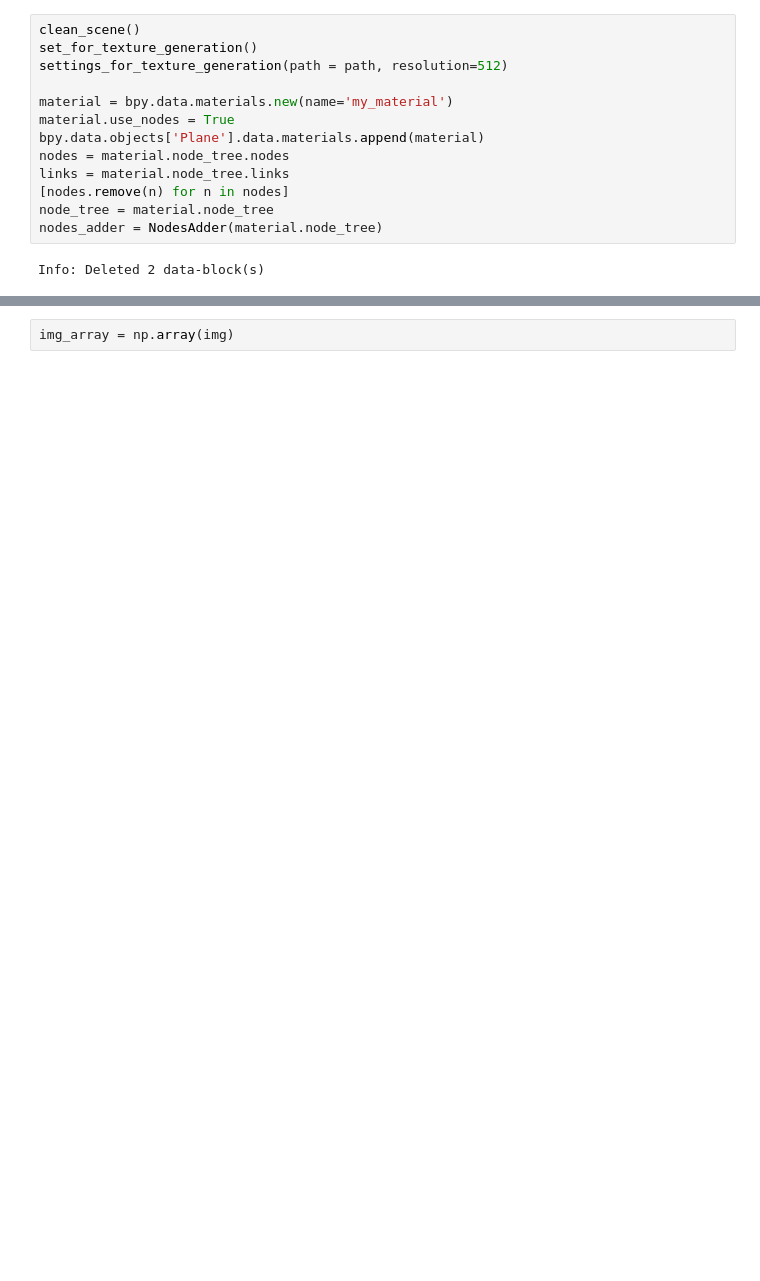
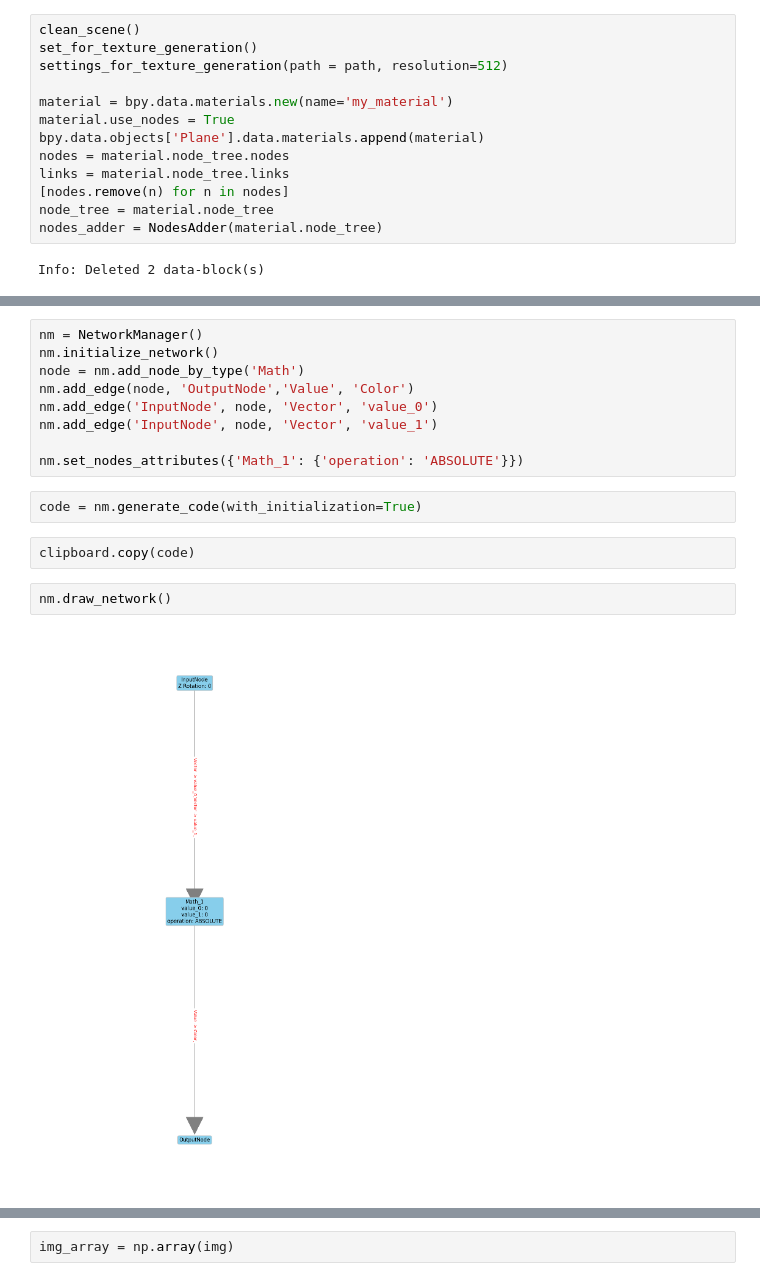
Before and after one commit to orenmatar/blender_shader, a Jupyter notebook: notebooks/generate_blender.ipynb, the cells around one changed output, grey strips where cells are left out. Cells and saved outputs as stored; diff of their text form; blank space fills up the shorter version.

Commit message:
meta network first commit

```diff
--- a/notebooks/generate_blender.ipynb
+++ b/notebooks/generate_blender.ipynb
@@ -107,0 +53,17 @@ bpy.ops.render.render(write_still=True)
+# %%
+nm = NetworkManager()
+nm.initialize_network()
+node = nm.add_node_by_type('Math')
+nm.add_edge(node, 'OutputNode','Value', 'Color')
+nm.add_edge('InputNode', node, 'Vector', 'value_0')
+nm.add_edge('InputNode', node, 'Vector', 'value_1')
+
+nm.set_nodes_attributes({'Math_1': {'operation': 'ABSOLUTE'}})
+# %%
+code = nm.generate_code(with_initialization=True)
+# %%
+clipboard.copy(code)
+# %%
+nm.draw_network()
+# %% [output]
+[figure, added]
```
Also changed, not shown: parts of 11 cells of this notebook, 6 other files.
